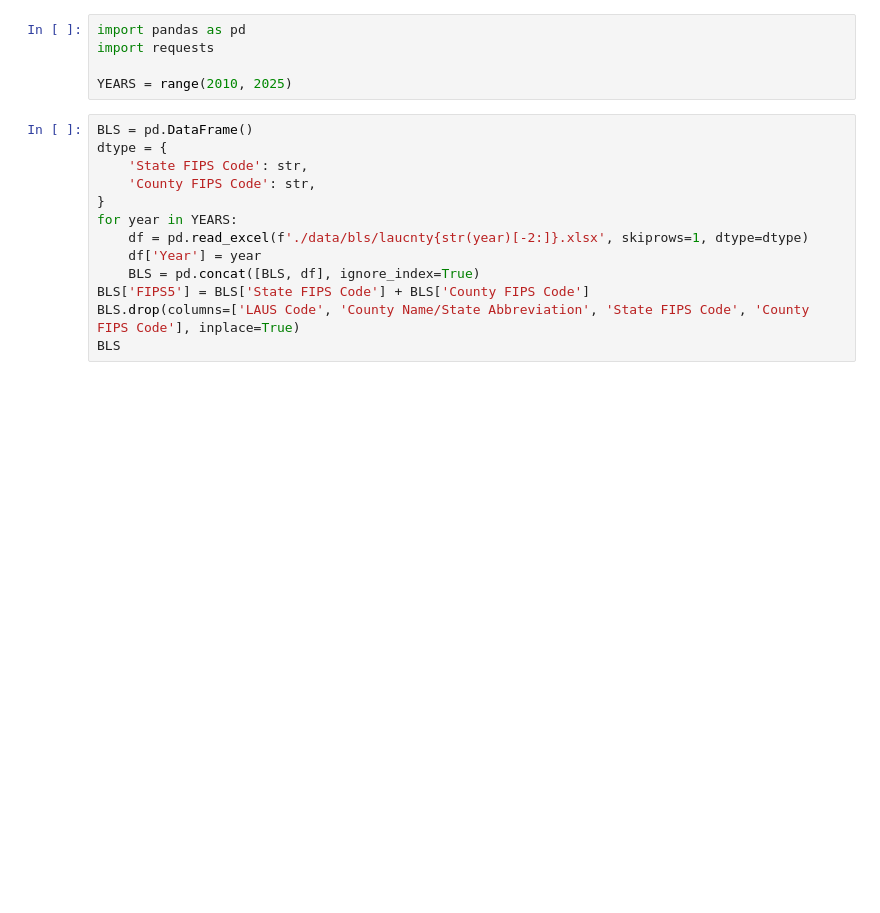
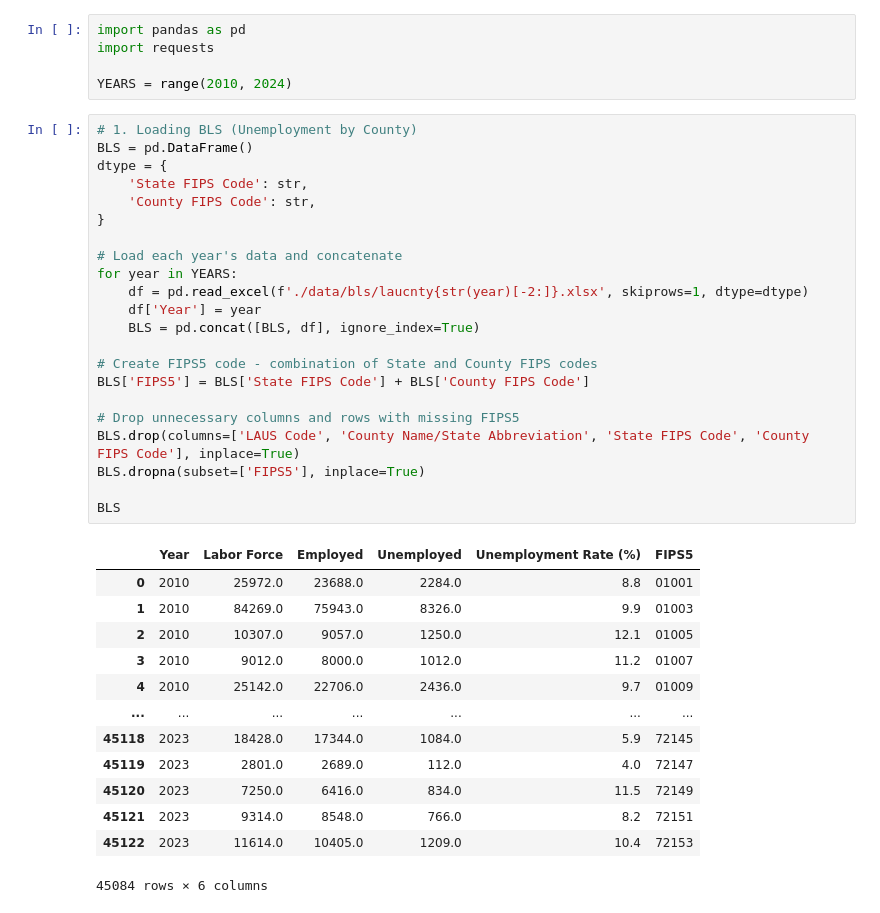
Before and after one commit to koacow/predicting-small-business-performance, a Jupyter notebook: compile_dataset.ipynb, the cells around one changed output. Saved outputs shown, nothing was run; the diff lists cells and outputs as text; blank space fills up the shorter version.

```diff
--- a/compile_dataset.ipynb
+++ b/compile_dataset.ipynb
@@ -19,17 +34,40 @@ If API is not specified, data must be downloaded manually.
 import pandas as pd
 import requests
 
-YEARS = range(2010, 2025)
+YEARS = range(2010, 2024)
 # %%
+# 1. Loading BLS (Unemployment by County)
 BLS = pd.DataFrame()
 dtype = {
     'State FIPS Code': str,
     'County FIPS Code': str,
 }
+
+# Load each year's data and concatenate
 for year in YEARS:
     df = pd.read_excel(f'./data/bls/laucnty{str(year)[-2:]}.xlsx', skiprows=1, dtype=dtype)
     df['Year'] = year
     BLS = pd.concat([BLS, df], ignore_index=True)
+
+# Create FIPS5 code - combination of State and County FIPS codes
 BLS['FIPS5'] = BLS['State FIPS Code'] + BLS['County FIPS Code']
+
+# Drop unnecessary columns and rows with missing FIPS5
 BLS.drop(columns=['LAUS Code', 'County Name/State Abbreviation', 'State FIPS Code', 'County FIPS Code'], inplace=True)
+BLS.dropna(subset=['FIPS5'], inplace=True)
+
 BLS
+# %% [output]
+|  | Year | Labor Force | Employed | Unemployed | Unemployment Rate (%) | FIPS5 |
+| 0 | 2010 | 25972.0 | 23688.0 | 2284.0 | 8.8 | 01001 |
+| 1 | 2010 | 84269.0 | 75943.0 | 8326.0 | 9.9 | 01003 |
+| 2 | 2010 | 10307.0 | 9057.0 | 1250.0 | 12.1 | 01005 |
+| 3 | 2010 | 9012.0 | 8000.0 | 1012.0 | 11.2 | 01007 |
+| 4 | 2010 | 25142.0 | 22706.0 | 2436.0 | 9.7 | 01009 |
+| ... | ... | ... | ... | ... | ... | ... |
+| 45118 | 2023 | 18428.0 | 17344.0 | 1084.0 | 5.9 | 72145 |
+| 45119 | 2023 | 2801.0 | 2689.0 | 112.0 | 4.0 | 72147 |
+| 45120 | 2023 | 7250.0 | 6416.0 | 834.0 | 11.5 | 72149 |
+| 45121 | 2023 | 9314.0 | 8548.0 | 766.0 | 8.2 | 72151 |
+| 45122 | 2023 | 11614.0 | 10405.0 | 1209.0 | 10.4 | 72153 |
+45084 rows × 6 columns
```
Also changed, not shown: parts of 7 cells of this notebook.
